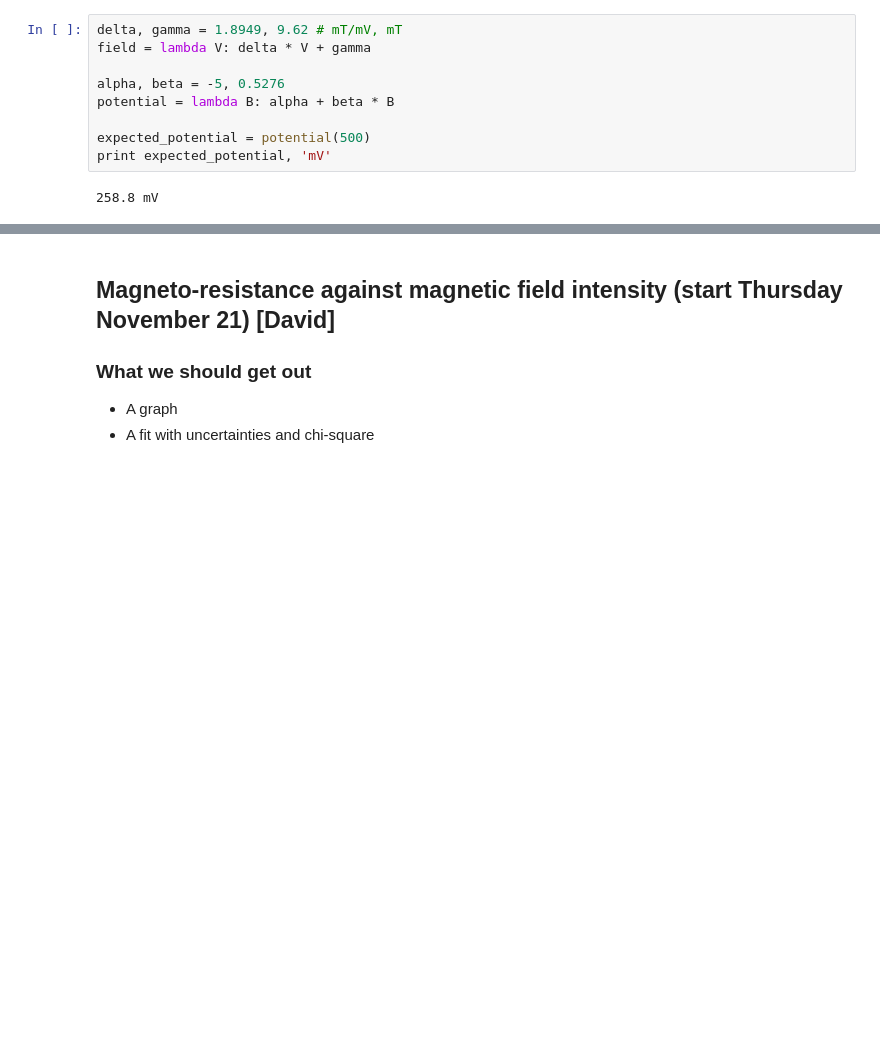
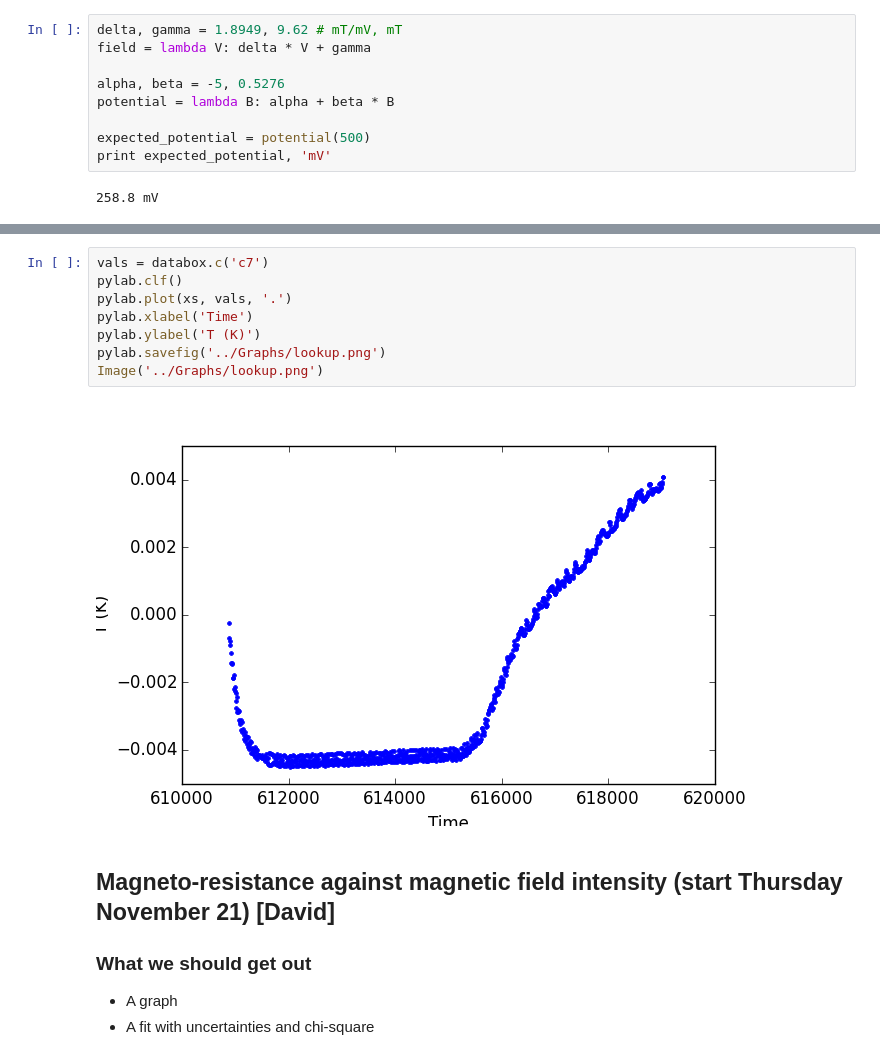
Before and after one commit to ejetzer/hall, a Jupyter notebook: Outline/Lab Outline.ipynb, the cells around one changed output, grey strips where cells are left out. Cells and saved outputs as stored; diff of their text form; blank space fills up the shorter version.

```diff
--- a/Outline/Lab Outline.ipynb
+++ b/Outline/Lab Outline.ipynb
@@ -574,3 +579,13 @@ fig3
+# %%
+vals = databox.c('c7')
+pylab.clf()
+pylab.plot(xs, vals, '.')
+pylab.xlabel('Time')
+pylab.ylabel('T (K)')
+pylab.savefig('../Graphs/lookup.png')
+Image('../Graphs/lookup.png')
+# %% [output]
+[figure, added]
 # %% [markdown]
 ## Magneto-resistance against magnetic field intensity (start Thursday November 21) [David]
 
```
Also changed, not shown: parts of 13 cells of this notebook, 18 other files.
